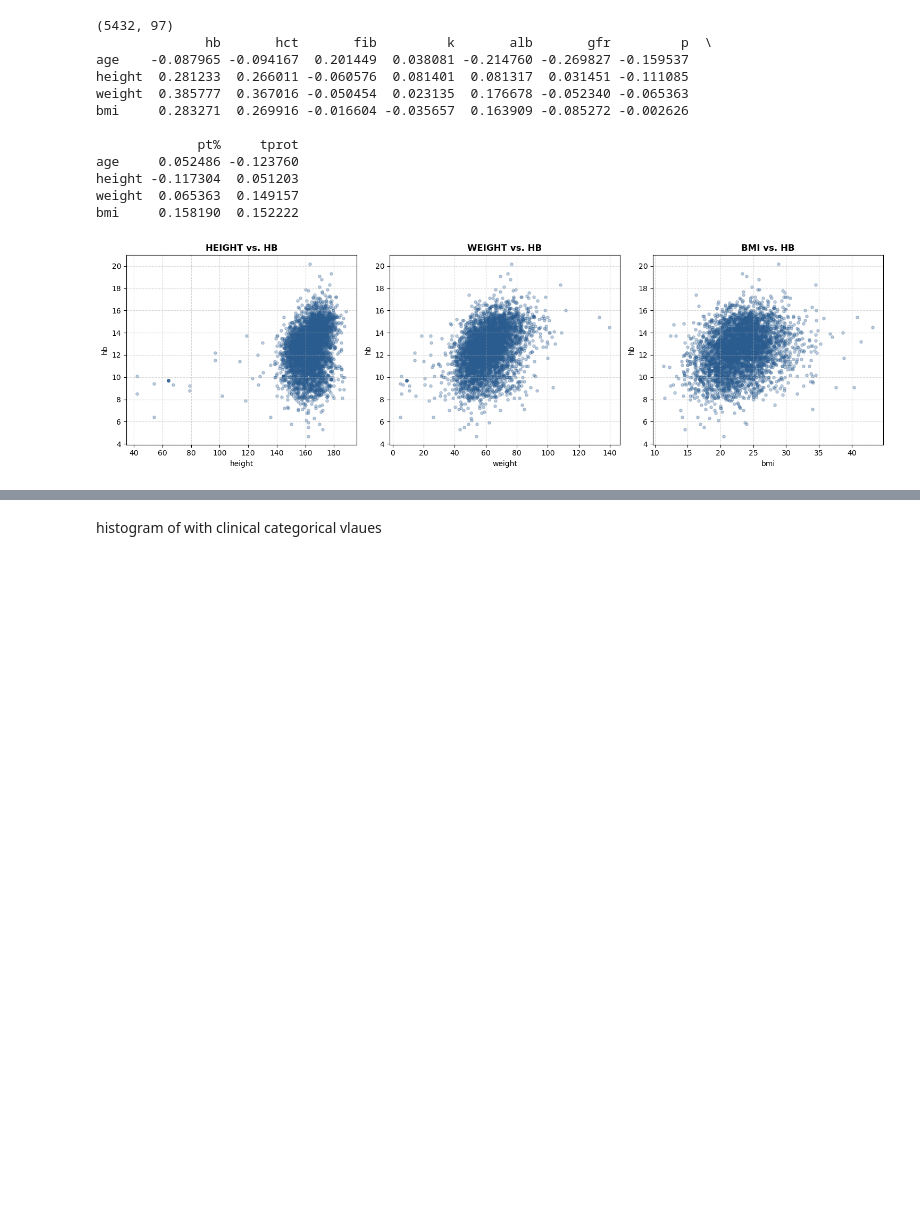
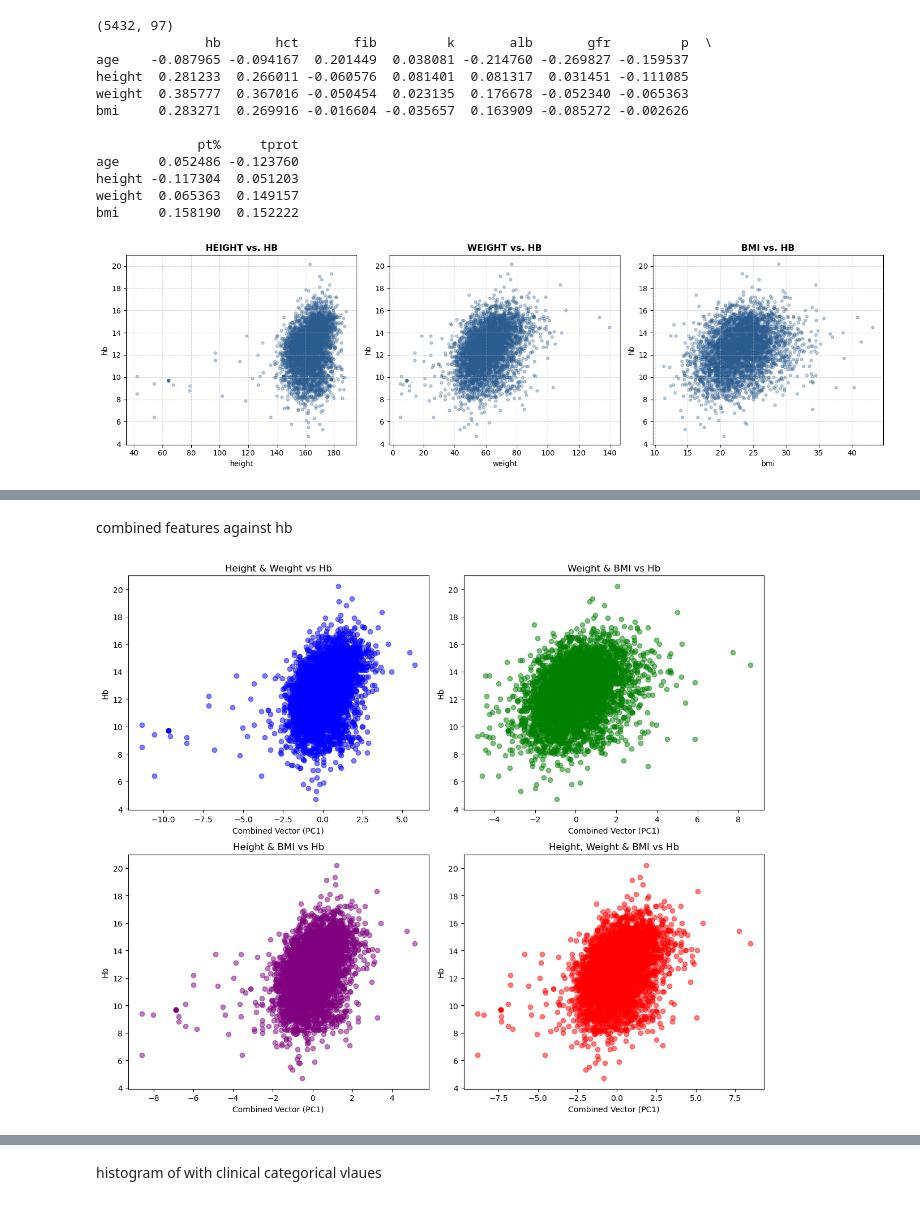
Before and after one commit to May-hk/lab-test-prediction, a Jupyter notebook: data_processing.ipynb, the cells around one changed output, grey strips where cells are left out. Cells and saved outputs as stored; diff of their text form; code cells hidden in the pictures; blank space fills up the shorter version.

```diff
--- a/data_processing.ipynb
+++ b/data_processing.ipynb
@@ -216,0 +245,63 @@ plt.show()
+# %% [markdown]
+combined features against hb
+# %%
+merged = clinical_data.merge(lab_data, on="caseid", how="inner")
+
+features = ["height", "weight", "bmi"]
+for col in features + ["hb"]:
+    merged[col] = pd.to_numeric(merged[col], errors="coerce")
+
+#drop rows with missing data
+clean_data = merged.dropna(subset=features + ["hb"]).copy()
+
+#z score normalization
+scaler = StandardScaler()
+scaled_matrix = scaler.fit_transform(clean_data[features])
+
+clean_data["scaled_height"] = scaled_matrix[:, 0] #column 0 is height, all rows
+clean_data["scaled_weight"] = scaled_matrix[:, 1]
+clean_data["scaled_bmi"] = scaled_matrix[:, 2]
+
+#function to create a matix with multiple features
+def combine_to_1d(feature_columns):
+    pca = PCA(n_components=1)
+    combined_1d = pca.fit_transform(clean_data[feature_columns])
+    return combined_1d.flatten()
+
+vec_height_weight = combine_to_1d(["scaled_height", "scaled_weight"])
+vec_weight_bmi = combine_to_1d(["scaled_weight", "scaled_bmi"])
+vec_height_bmi = combine_to_1d(["scaled_height", "scaled_bmi"])
+vec_all_three = combine_to_1d(["scaled_height", "scaled_weight", "scaled_bmi"])
+
+target_hb = clean_data["hb"].to_numpy()
+
+fig, axes = plt.subplots(2, 2, figsize=(12, 10))
+
+#Height & Weight vs Hb
+axes[0, 0].scatter(vec_height_weight, target_hb, alpha=0.5, color="blue")
+axes[0, 0].set_title("Height & Weight vs Hb")
+axes[0, 0].set_xlabel("Combined Vector (PC1)")
+axes[0, 0].set_ylabel("Hb")
+
+#Weight & BMI vs Hb
+axes[0, 1].scatter(vec_weight_bmi, target_hb, alpha=0.5, color="green")
+axes[0, 1].set_title("Weight & BMI vs Hb")
+axes[0, 1].set_xlabel("Combined Vector (PC1)")
+axes[0, 1].set_ylabel("Hb")
+
+#Height & BMI vs Hb
+axes[1, 0].scatter(vec_height_bmi, target_hb, alpha=0.5, color="purple")
+axes[1, 0].set_title("Height & BMI vs Hb")
+axes[1, 0].set_xlabel("Combined Vector (PC1)")
+axes[1, 0].set_ylabel("Hb")
+
+#Height, Weight & BMI vs Hb
+axes[1, 1].scatter(vec_all_three, target_hb, alpha=0.5, color="red")
+axes[1, 1].set_title("Height, Weight & BMI vs Hb")
+axes[1, 1].set_xlabel("Combined Vector (PC1)")
+axes[1, 1].set_ylabel("Hb")
+
+plt.tight_layout()
+plt.show()
+# %% [output]
+[figure, added]
```
Also changed, not shown: parts of 5 cells of this notebook.
